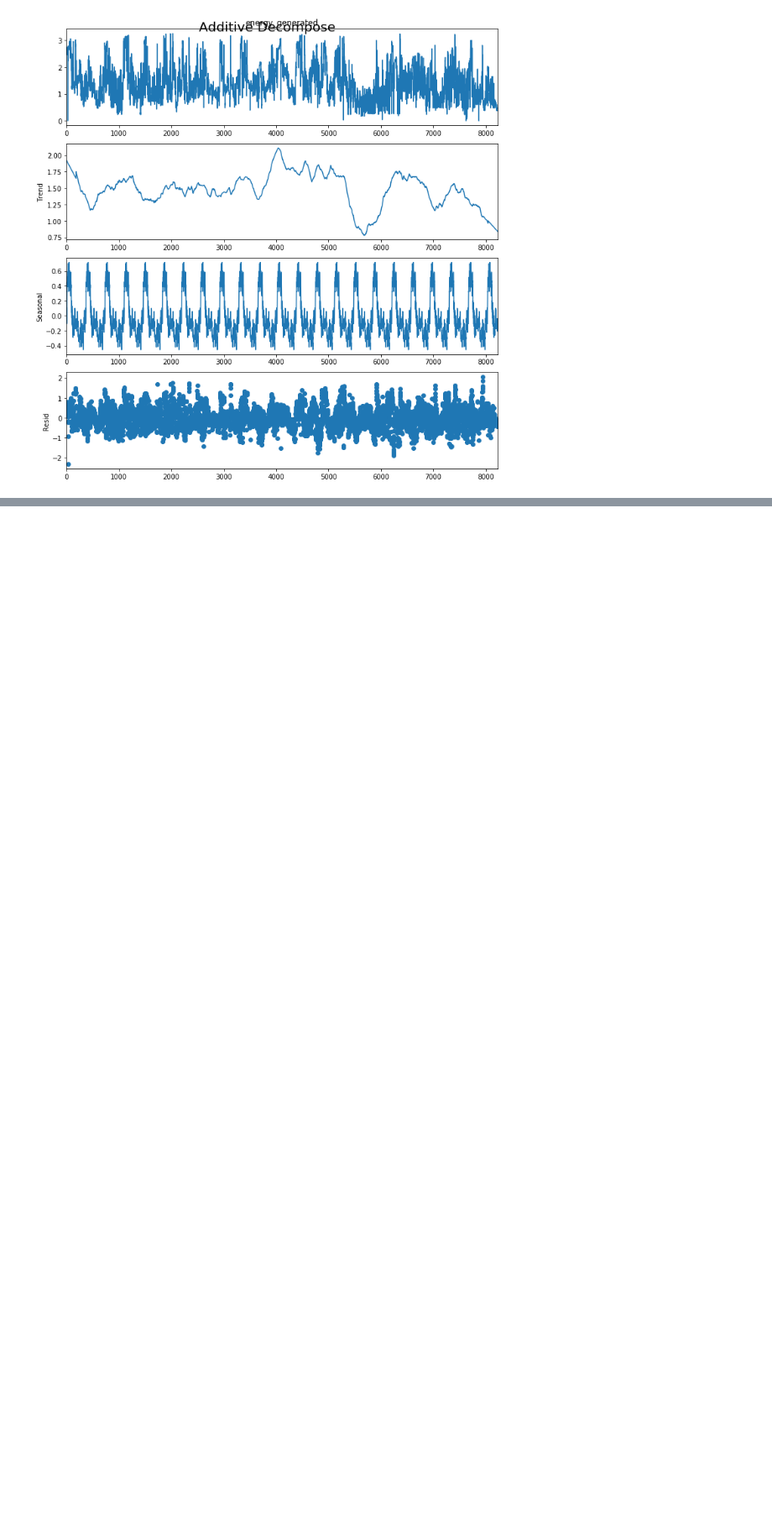
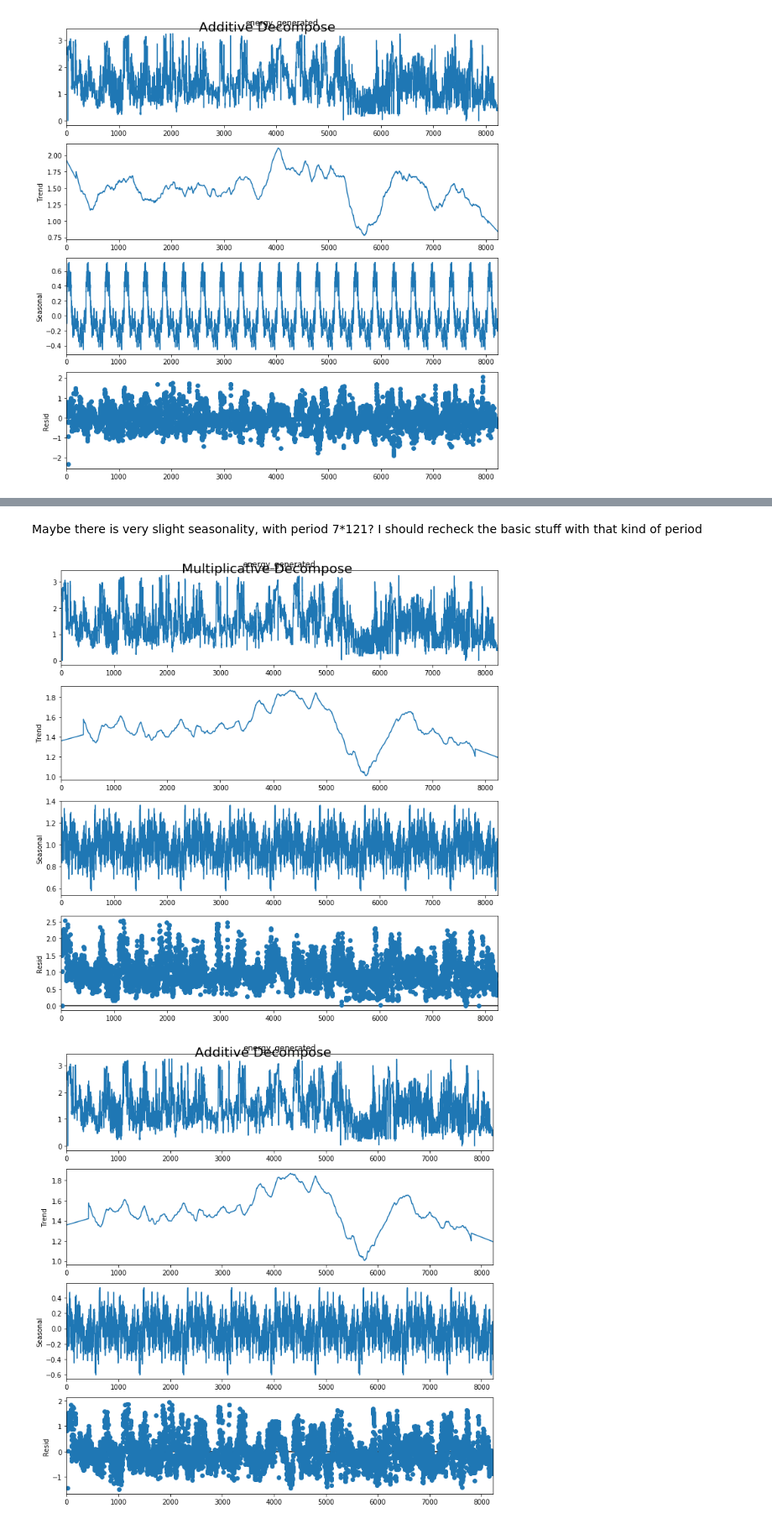
Before and after one commit to cameronthieme/IMAbootcamp2021, a Jupyter notebook: python_time_series/python_time_series.ipynb, the cells around one changed output, grey strips where cells are left out. Shown at 84% size. Saved outputs shown, nothing was run; the diff lists cells and outputs as text; code cells hidden in the pictures; blank space fills up the shorter version.

Commit message:
updated basic time series decomposition with some random interval scalings; could do more well-thought out choices in the future

```diff
--- a/python_time_series/python_time_series.ipynb
+++ b/python_time_series/python_time_series.ipynb
@@ -65,0 +147,20 @@ plt.show()
+# %% [markdown]
+Maybe there is very slight seasonality, with period 7*121?  I should recheck the basic stuff with that kind of period
+# %%
+# Must choose a period for the decomposition; here choosing an annual one
+# Multiplicative Decomposition:  Returns seasonal, trend, and resid attributes
+per = 7*121
+
+result_mul = seasonal_decompose(df['energy_generated'] + 0.0001, model='multiplicative', extrapolate_trend='freq', period=per)
+
+# Additive Decomposition
+result_add = seasonal_decompose(df['energy_generated'], model='additive', extrapolate_trend='freq', period=per)
+
+# Plot
+plt.rcParams.update({'figure.figsize': (10,10)})
+result_mul.plot().suptitle('Multiplicative Decompose', fontsize=20)
+result_add.plot().suptitle('Additive Decompose', fontsize=20)
+plt.show()
+# %% [output]
+[figure, added]
+[figure, added]
```
Also changed, not shown: parts of 14 cells of this notebook.
